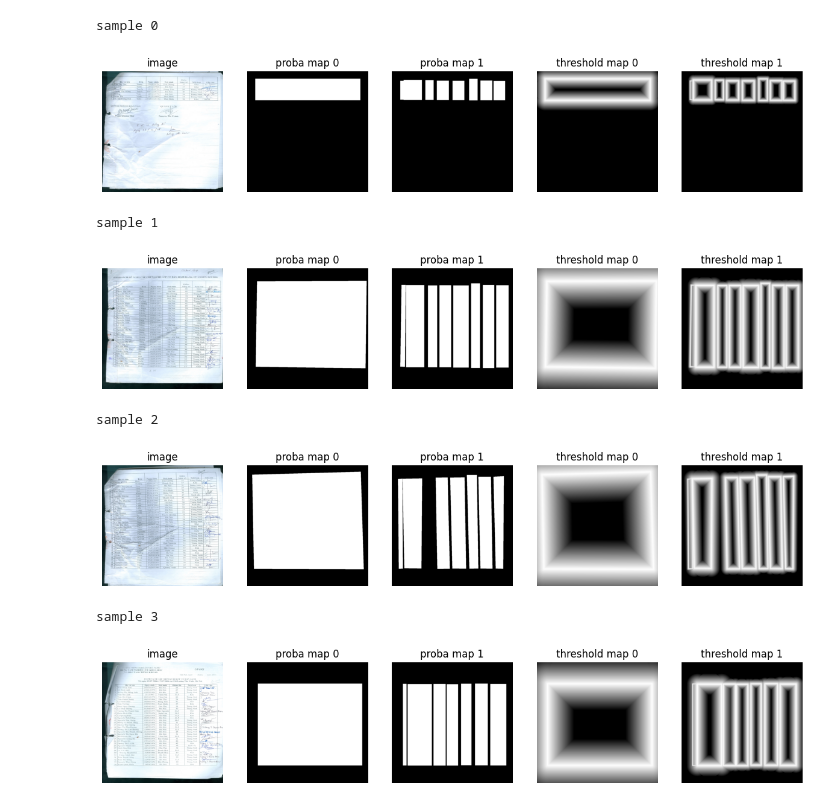
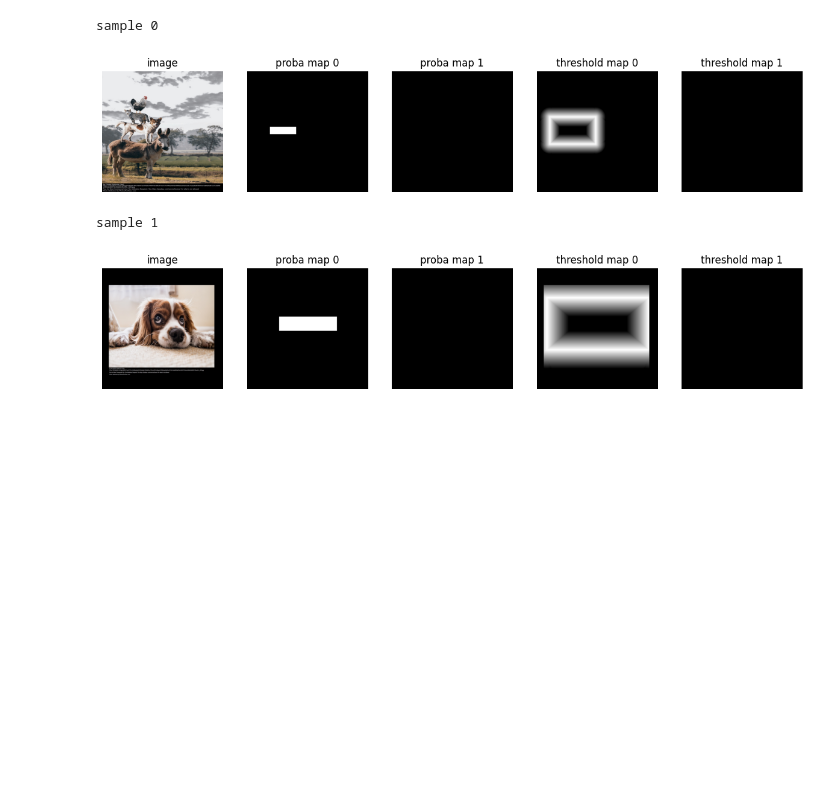
Before and after one commit to ndgnuh/DBNet, a Jupyter notebook: Visualize.ipynb, the cells around one changed output. Cells and saved outputs as stored; diff of their text form; code cells hidden in the pictures; blank space fills up the shorter version.

Commit message:
update example

```diff
--- a/Visualize.ipynb
+++ b/Visualize.ipynb
@@ -9,15 +2,11 @@
 from dbnet.datasets import DBNetDataset
 from dbnet.transform_albumen import get_augment
 # %%
-data = DBNetDataset("./lmdb/train_data/", get_augment())
+data = DBNetDataset("examples/lmdb/train/", get_augment(enabled=True, rotate=True, prob=0.3))
 # %%
-data.visualize()
+data.visualize(10)
 # %% [output]
 sample 0
-[figure, old version]
+[figure, new version]
 sample 1
-[figure, old version]
+[figure, new version]
-sample 2
-[figure, removed]
-sample 3
-[figure, removed]
```
Also changed, not shown: parts of 2 cells of this notebook.
